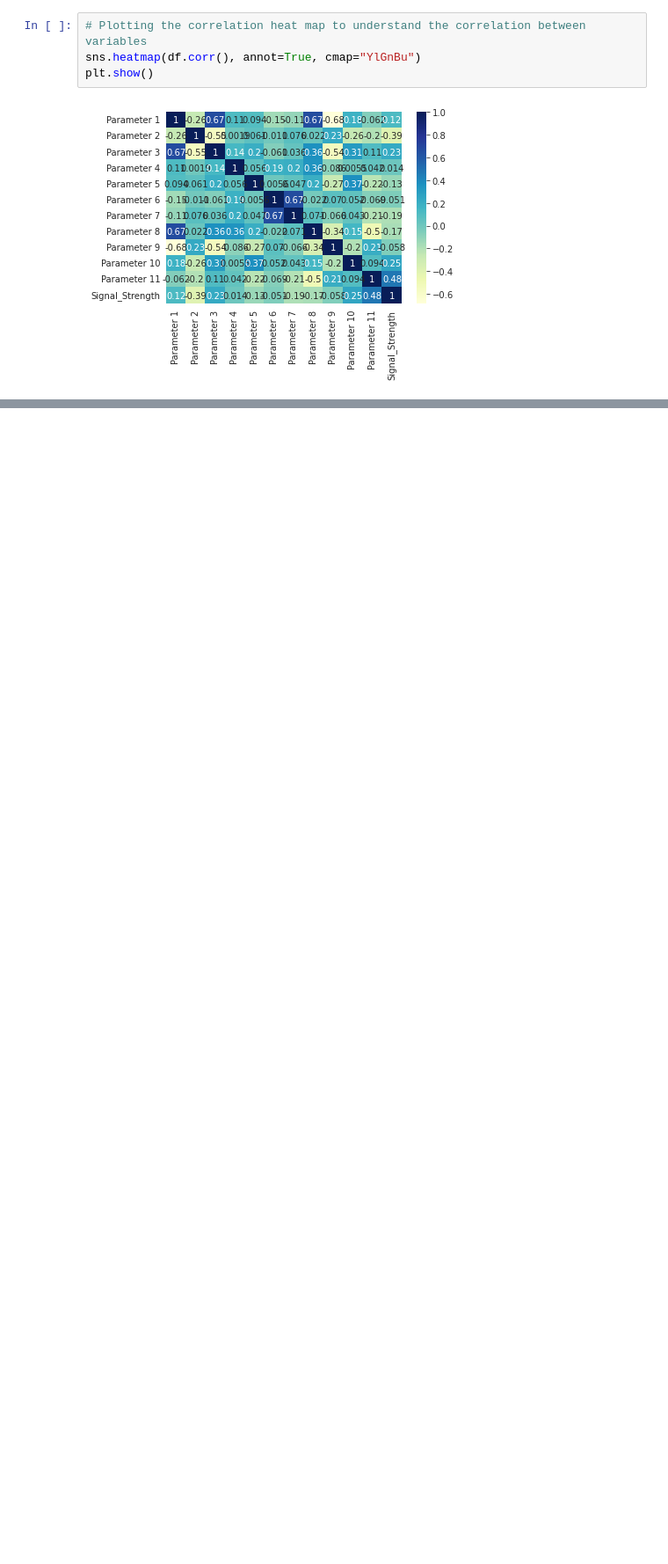
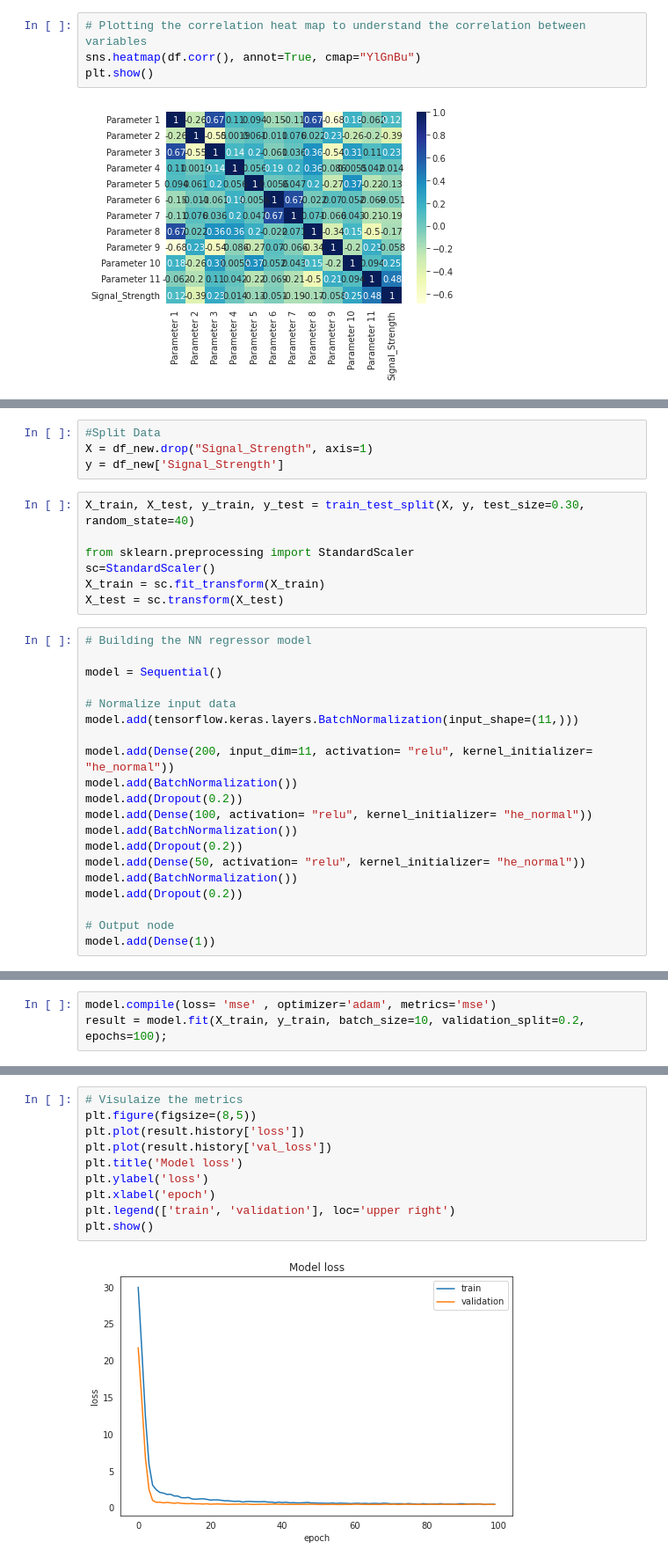
Before and after one commit to SelvamRaju/Neural-Networks, a Jupyter notebook: Part_1_Neural_Networks.ipynb, the cells around one changed output, grey strips where cells are left out. Shown at 88% size. Saved outputs shown, nothing was run; the diff lists cells and outputs as text; blank space fills up the shorter version.

```diff
--- a/Part_1_Neural_Networks.ipynb
+++ b/Part_1_Neural_Networks.ipynb
@@ -110,0 +197,31 @@ plt.show()
+# %%
+#Split Data
+X = df_new.drop("Signal_Strength", axis=1)
+y = df_new['Signal_Strength']
+# %%
+X_train, X_test, y_train, y_test = train_test_split(X, y, test_size=0.30, random_state=40)
+
+from sklearn.preprocessing import StandardScaler
+sc=StandardScaler()
+X_train = sc.fit_transform(X_train)
+X_test = sc.transform(X_test)
+# %%
+# Building the NN regressor model
+
+model = Sequential()
+
+# Normalize input data
+model.add(tensorflow.keras.layers.BatchNormalization(input_shape=(11,)))
+
+model.add(Dense(200, input_dim=11, activation= "relu", kernel_initializer= "he_normal"))
+model.add(BatchNormalization())
+model.add(Dropout(0.2))
+model.add(Dense(100, activation= "relu", kernel_initializer= "he_normal"))
+model.add(BatchNormalization())
+model.add(Dropout(0.2))
+model.add(Dense(50, activation= "relu", kernel_initializer= "he_normal"))
+model.add(BatchNormalization())
+model.add(Dropout(0.2))
+
+# Output node
+model.add(Dense(1))
@@ -110,0 +249,3 @@ plt.show()
+# %%
+model.compile(loss= 'mse' , optimizer='adam', metrics='mse')
+result = model.fit(X_train, y_train, batch_size=10, validation_split=0.2, epochs=100);
@@ -110,0 +270,12 @@ plt.show()
+# %%
+# Visulaize the metrics
+plt.figure(figsize=(8,5))
+plt.plot(result.history['loss'])
+plt.plot(result.history['val_loss'])
+plt.title('Model loss')
+plt.ylabel('loss')
+plt.xlabel('epoch')
+plt.legend(['train', 'validation'], loc='upper right')
+plt.show()
+# %% [output]
+[figure, added]
```
Also changed, not shown: parts of 17 cells of this notebook.
